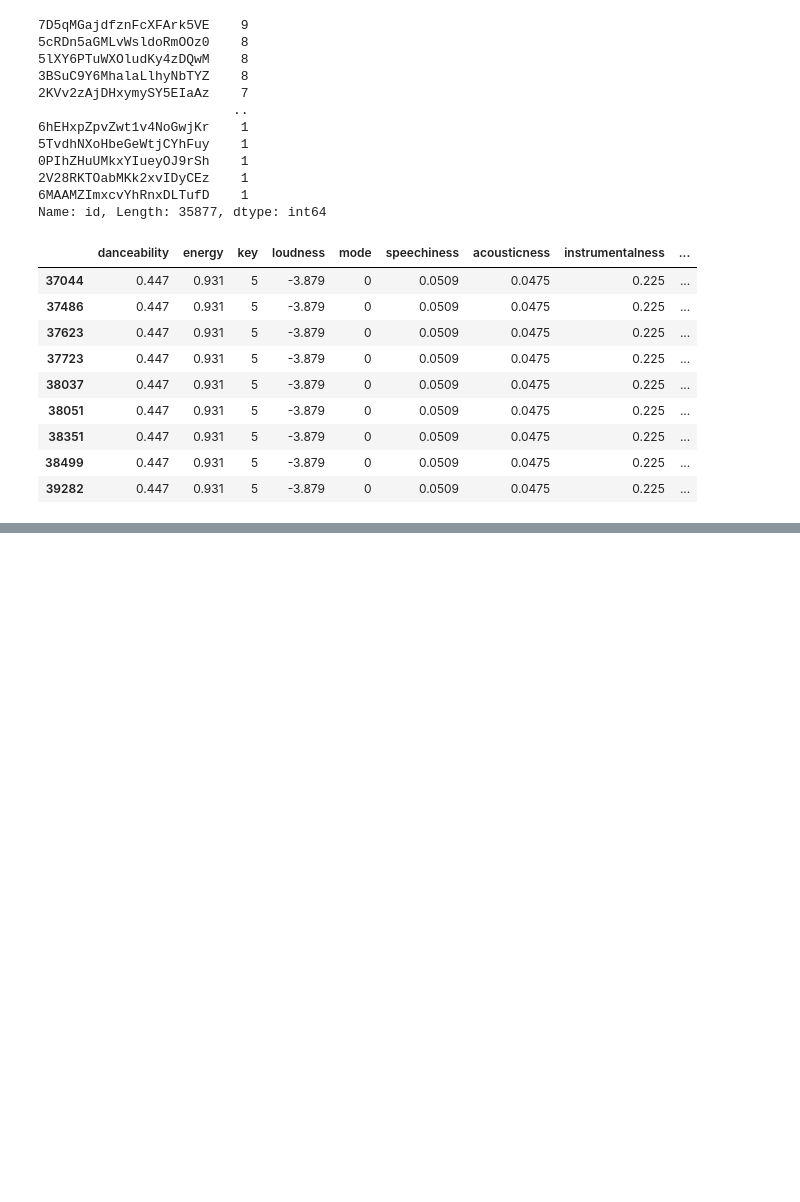
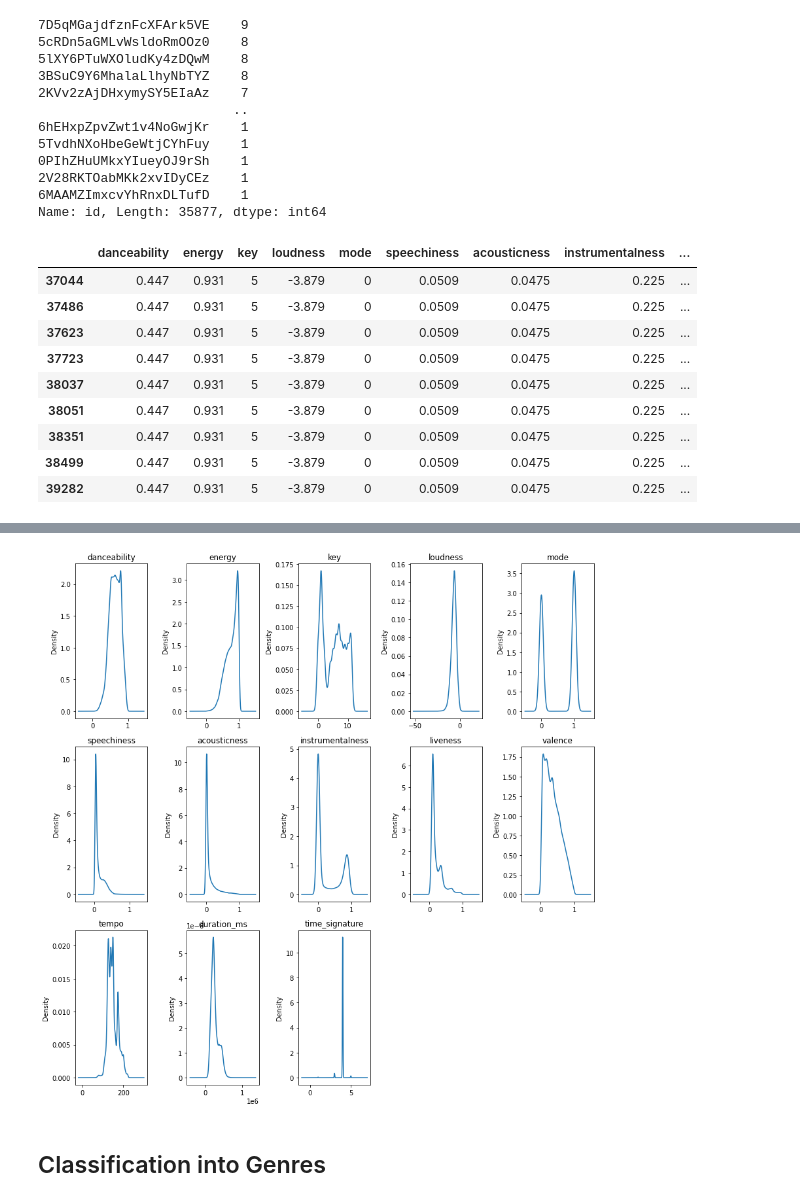
Before and after one commit to SYusupov/Spotify_Songs_Classification, a Jupyter notebook: exploring.ipynb, the cells around one changed output, grey strips where cells are left out. Cells and saved outputs as stored; diff of their text form; code cells hidden in the pictures; blank space fills up the shorter version.

```diff
--- a/exploring.ipynb
+++ b/exploring.ipynb
@@ -166,0 +283,12 @@ df1 = df1.drop_duplicates(subset=['id'])
+# %%
+fig = plt.figure(figsize=(12,12))
+columns = ['danceability', 'energy', 'key', 'loudness', 'mode', 'speechiness',
+           'acousticness', 'instrumentalness', 'liveness', 'valence', 'tempo',
+           'duration_ms', 'time_signature']
+for i, column in enumerate(columns):
+    ax = fig.add_subplot(3, 5, i+1)
+    df1[column].plot.kde()
+    plt.title(column)
+fig.tight_layout()
+# %% [output]
+[figure, added]
@@ -166,0 +302,2 @@ df1 = df1.drop_duplicates(subset=['id'])
+# %% [markdown]
+## Classification into Genres
```
Also changed, not shown: parts of 23 cells of this notebook, 1 other file.
